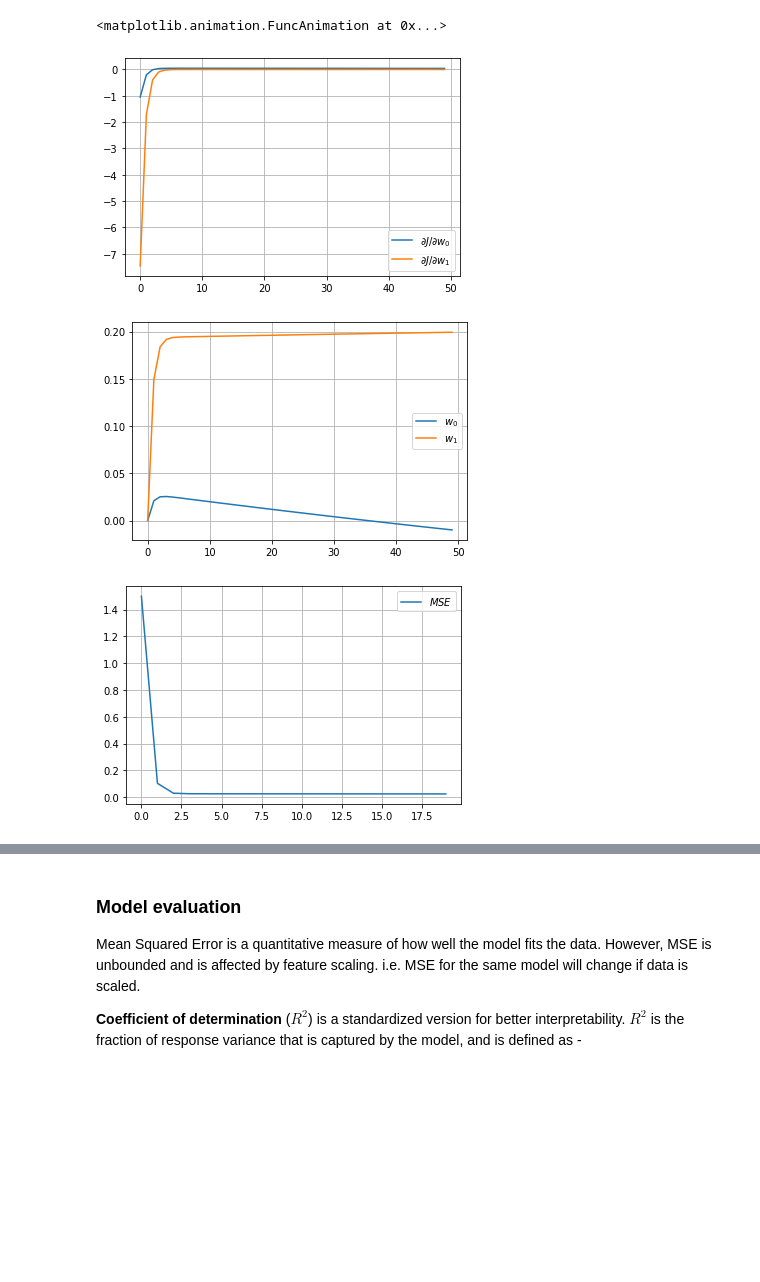
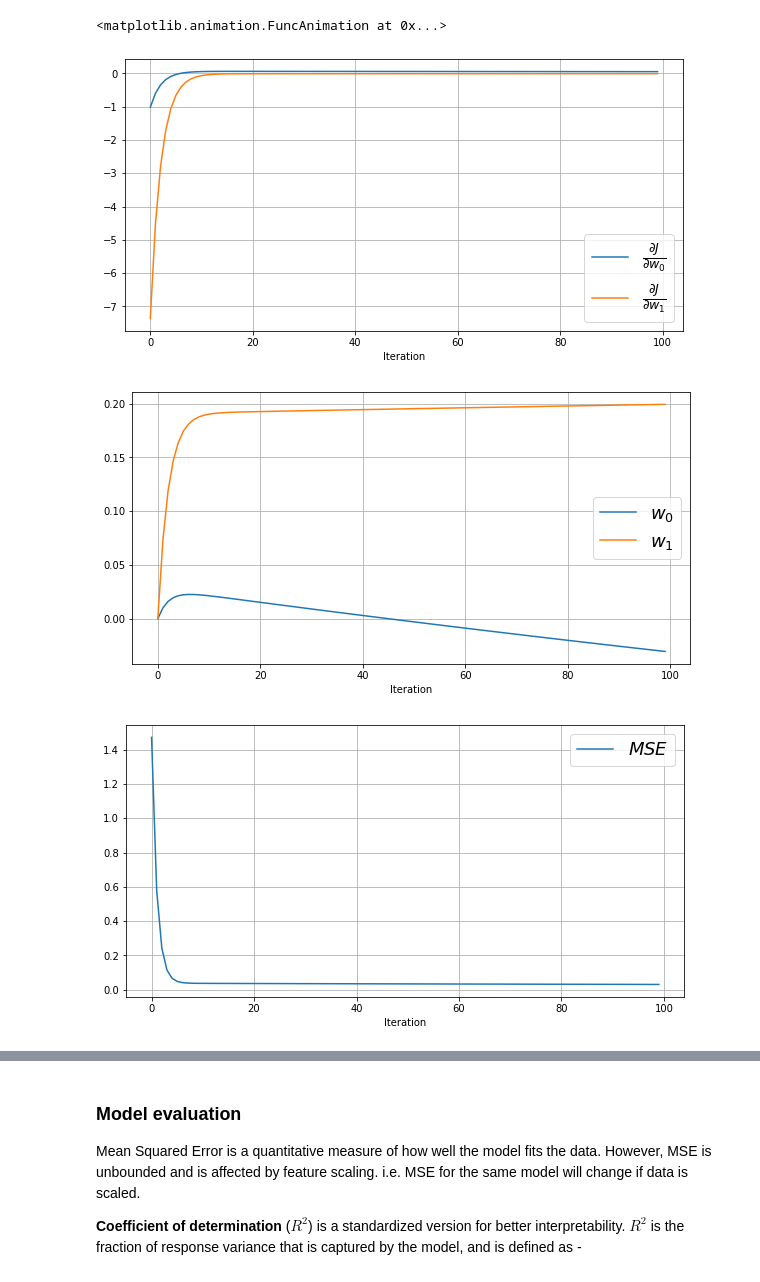
Before and after one commit to vinayshanbhag/math, a Jupyter notebook: Univariate_Linear_Regression.ipynb, the cells around one changed output, grey strips where cells are left out. Cells and saved outputs as stored; diff of their text form; code cells hidden in the pictures; blank space fills up the shorter version.

```diff
--- a/Univariate_Linear_Regression.ipynb
+++ b/Univariate_Linear_Regression.ipynb
@@ -8,6 +8,7 @@ The goal of univariate linear regression is to model the relationship between a
 import numpy as np
 import matplotlib.pyplot as plt
 %matplotlib inline
+figsize=(10,5)
 # %%
 x = np.linspace(1,10,20)
 m = np.random.uniform(0.2,0.25, len(x))
@@ -217,22 +222,28 @@ anim
 # %% [output]
 <matplotlib.animation.FuncAnimation at 0x...>
 # %%
-plt.plot(hist["dJdw0"][:50], label=r"$\partial J/\partial w_0$")
-plt.plot(hist["dJdw1"][:50], label=r"$\partial J/\partial w_1$")
+plt.figure(figsize=figsize)
+plt.plot(hist["dJdw0"][:100], label=r"$\frac{\partial J}{\partial w_0}$")
+plt.plot(hist["dJdw1"][:100], label=r"$\frac{\partial J}{\partial w_1}$")
+plt.xlabel("Iteration")
 plt.grid();
-plt.legend();
+plt.legend(fontsize=18);
 # %% [output]
-[figure, old version]
+[figure, new version]
 # %%
-plt.plot(hist["w0"][:50], label=r"$w_0$")
-plt.plot(hist["w1"][:50], label=r"$w_1$")
+plt.figure(figsize=figsize)
+plt.plot(hist["w0"][:100], label=r"$w_0$")
+plt.plot(hist["w1"][:100], label=r"$w_1$")
+plt.xlabel("Iteration")
 plt.grid()
-plt.legend();
+plt.legend(fontsize=18);
 # %% [output]
-[figure, old version]
+[figure, new version]
 # %%
-plt.plot(hist["mse"][:20], label=r"$MSE$");
+plt.figure(figsize=figsize)
+plt.plot(hist["mse"][:100], label=r"$MSE$");
+plt.xlabel("Iteration")
 plt.grid()
-plt.legend();
+plt.legend(fontsize=18);
 # %% [output]
-[figure, old version]
+[figure, new version]
```
Also changed, not shown: parts of 11 cells of this notebook.
